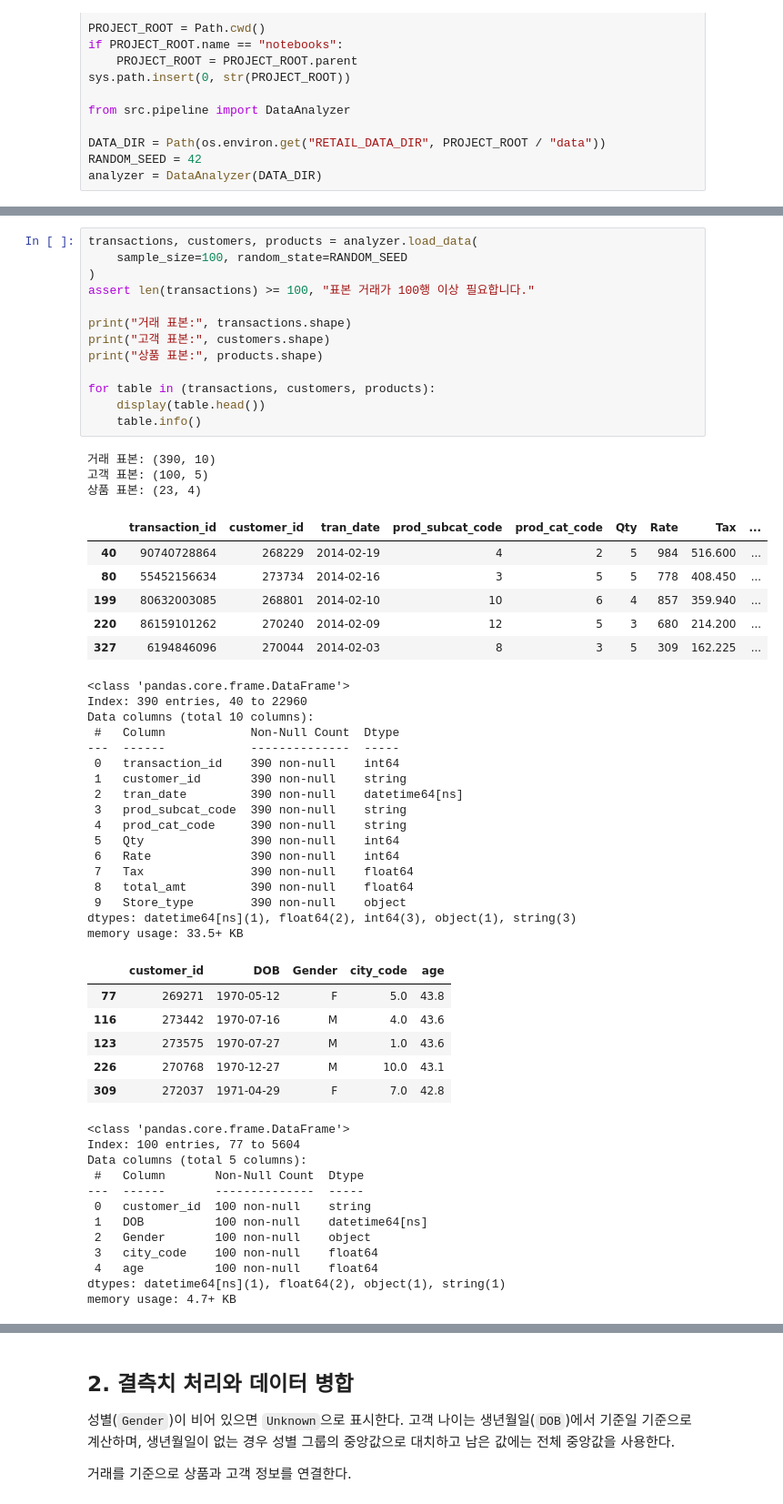
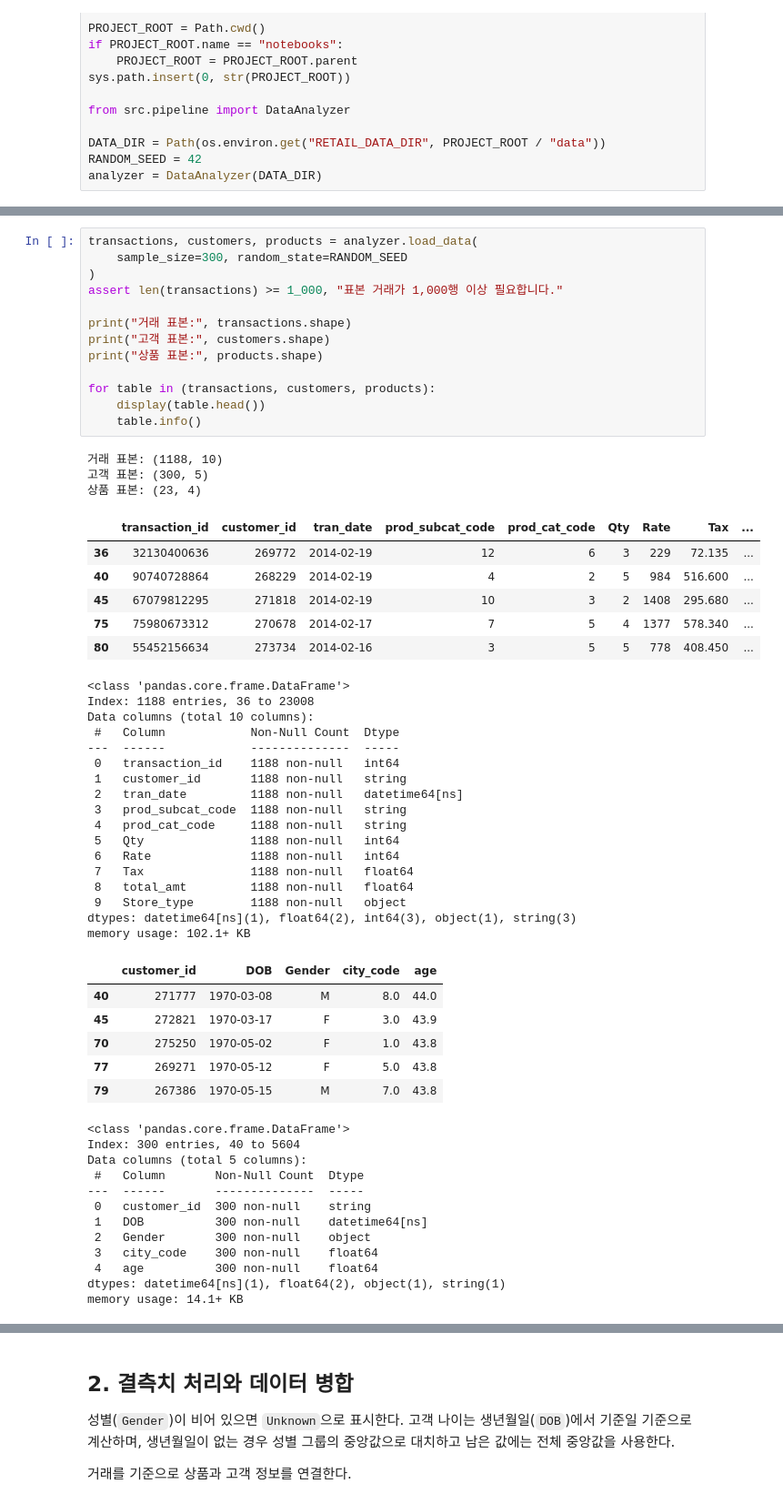
Before and after one commit to loader1017/A1-1, a Jupyter notebook: notebooks/analysis_report.ipynb, the cells around one changed output, grey strips where cells are left out. Shown at 91% size. Drawn from its saved outputs; the diff is of its cells as text.

```diff
--- a/notebooks/analysis_report.ipynb
+++ b/notebooks/analysis_report.ipynb
@@ -35,62 +35,62 @@ analyzer = DataAnalyzer(DATA_DIR)
 반품에 해당하는 음수 거래 금액은 분석에서 제외한다.
 # %%
 transactions, customers, products = analyzer.load_data(
-    sample_size=100, random_state=RANDOM_SEED
+    sample_size=300, random_state=RANDOM_SEED
 )
-assert len(transactions) >= 100, "표본 거래가 100행 이상 필요합니다."
+assert len(transactions) >= 1_000, "표본 거래가 1,000행 이상 필요합니다."
 
 print("거래 표본:", transactions.shape)
 print("고객 표본:", customers.shape)
 print("상품 표본:", products.shape)
 
 for table in (transactions, customers, products):
     display(table.head())
     table.info()
 # %% [output]
-거래 표본: (390, 10)
-고객 표본: (100, 5)
+거래 표본: (1188, 10)
+고객 표본: (300, 5)
 상품 표본: (23, 4)
 |  | transaction_id | customer_id | tran_date | prod_subcat_code | prod_cat_code | Qty | Rate | Tax | ... |
+| 36 | 32130400636 | 269772 | 2014-02-19 | 12 | 6 | 3 | 229 | 72.135 | ... |
 | 40 | 90740728864 | 268229 | 2014-02-19 | 4 | 2 | 5 | 984 | 516.600 | ... |
+| 45 | 67079812295 | 271818 | 2014-02-19 | 10 | 3 | 2 | 1408 | 295.680 | ... |
+| 75 | 75980673312 | 270678 | 2014-02-17 | 7 | 5 | 4 | 1377 | 578.340 | ... |
 | 80 | 55452156634 | 273734 | 2014-02-16 | 3 | 5 | 5 | 778 | 408.450 | ... |
-| 199 | 80632003085 | 268801 | 2014-02-10 | 10 | 6 | 4 | 857 | 359.940 | ... |
-| 220 | 86159101262 | 270240 | 2014-02-09 | 12 | 5 | 3 | 680 | 214.200 | ... |
-| 327 | 6194846096 | 270044 | 2014-02-03 | 8 | 3 | 5 | 309 | 162.225 | ... |
 <class 'pandas.core.frame.DataFrame'>
-Index: 390 entries, 40 to 22960
+Index: 1188 entries, 36 to 23008
 Data columns (total 10 columns):
  #   Column            Non-Null Count  Dtype
 ---  ------            --------------  -----
- 0   transaction_id    390 non-null    int64
- 1   customer_id       390 non-null    string
- 2   tran_date         390 non-null    datetime64[ns]
- 3   prod_subcat_code  390 non-null    string
- 4   prod_cat_code     390 non-null    string
- 5   Qty               390 non-null    int64
- 6   Rate              390 non-null    int64
- 7   Tax               390 non-null    float64
- 8   total_amt         390 non-null    float64
- 9   Store_type        390 non-null    object
+ 0   transaction_id    1188 non-null   int64
+ 1   customer_id       1188 non-null   string
+ 2   tran_date         1188 non-null   datetime64[ns]
+ 3   prod_subcat_code  1188 non-null   string
+ 4   prod_cat_code     1188 non-null   string
+ 5   Qty               1188 non-null   int64
+ 6   Rate              1188 non-null   int64
+ 7   Tax               1188 non-null   float64
+ 8   total_amt         1188 non-null   float64
+ 9   Store_type        1188 non-null   object
 dtypes: datetime64[ns](1), float64(2), int64(3), object(1), string(3)
-memory usage: 33.5+ KB
+memory usage: 102.1+ KB
 |  | customer_id | DOB | Gender | city_code | age |
+| 40 | 271777 | 1970-03-08 | M | 8.0 | 44.0 |
+| 45 | 272821 | 1970-03-17 | F | 3.0 | 43.9 |
+| 70 | 275250 | 1970-05-02 | F | 1.0 | 43.8 |
 | 77 | 269271 | 1970-05-12 | F | 5.0 | 43.8 |
-| 116 | 273442 | 1970-07-16 | M | 4.0 | 43.6 |
-| 123 | 273575 | 1970-07-27 | M | 1.0 | 43.6 |
-| 226 | 270768 | 1970-12-27 | M | 10.0 | 43.1 |
-| 309 | 272037 | 1971-04-29 | F | 7.0 | 42.8 |
+| 79 | 267386 | 1970-05-15 | M | 7.0 | 43.8 |
 <class 'pandas.core.frame.DataFrame'>
-Index: 100 entries, 77 to 5604
+Index: 300 entries, 40 to 5604
 Data columns (total 5 columns):
  #   Column       Non-Null Count  Dtype
 ---  ------       --------------  -----
- 0   customer_id  100 non-null    string
- 1   DOB          100 non-null    datetime64[ns]
- 2   Gender       100 non-null    object
- 3   city_code    100 non-null    float64
- 4   age          100 non-null    float64
+ 0   customer_id  300 non-null    string
+ 1   DOB          300 non-null    datetime64[ns]
+ 2   Gender       300 non-null    object
+ 3   city_code    300 non-null    float64
+ 4   age          300 non-null    float64
 dtypes: datetime64[ns](1), float64(2), object(1), string(1)
-memory usage: 4.7+ KB
+memory usage: 14.1+ KB
 |  | prod_cat_code | prod_cat | prod_subcat_code | prod_subcat |
 | 0 | 1 | Clothing | 4 | Mens |
 | 1 | 1 | Clothing | 1 | Women |
```
Also changed, not shown: parts of 38 cells of this notebook, 2 other files.
